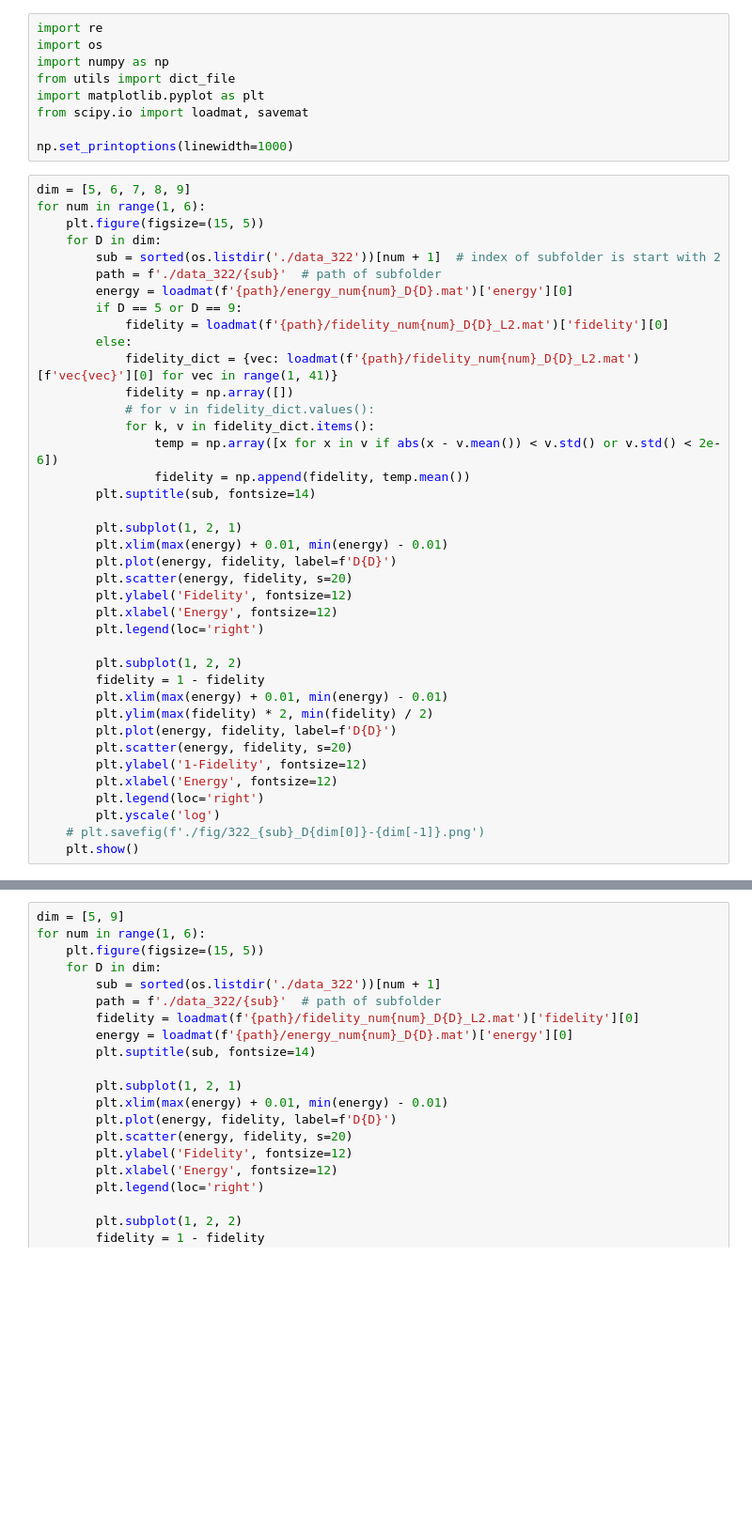
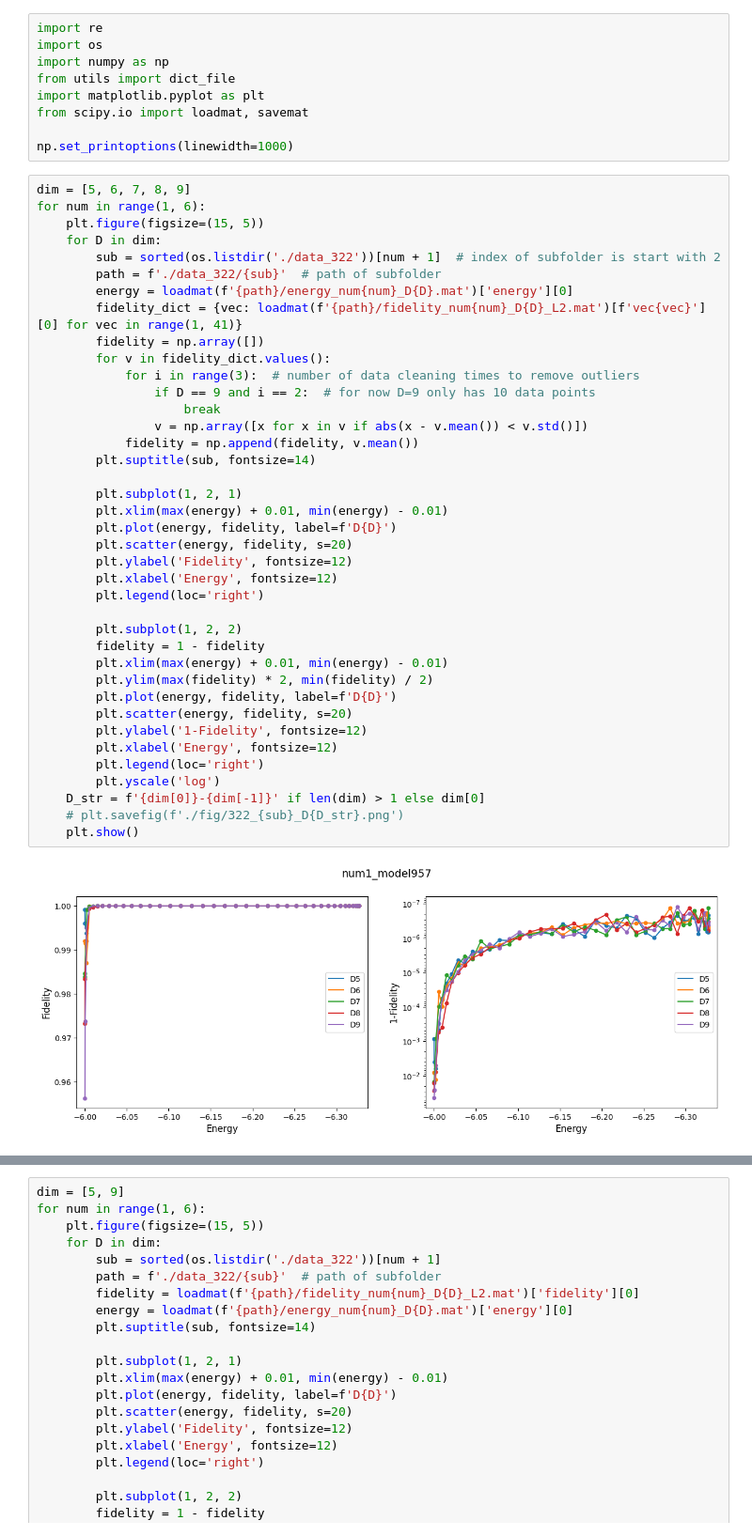
Before and after one commit to GhostArtyom/QuditVQE, a Jupyter notebook: PlotFidelity.ipynb, the cells around one changed output, grey strips where cells are left out. Shown at 94% size. Drawn from its saved outputs; the diff is of its cells as text; blank space fills up the shorter version.

```diff
--- a/PlotFidelity.ipynb
+++ b/PlotFidelity.ipynb
@@ -10,39 +10,41 @@ np.set_printoptions(linewidth=1000)
 # %%
 dim = [5, 6, 7, 8, 9]
 for num in range(1, 6):
     plt.figure(figsize=(15, 5))
     for D in dim:
         sub = sorted(os.listdir('./data_322'))[num + 1]  # index of subfolder is start with 2
         path = f'./data_322/{sub}'  # path of subfolder
         energy = loadmat(f'{path}/energy_num{num}_D{D}.mat')['energy'][0]
-        if D == 5 or D == 9:
-            fidelity = loadmat(f'{path}/fidelity_num{num}_D{D}_L2.mat')['fidelity'][0]
-        else:
-            fidelity_dict = {vec: loadmat(f'{path}/fidelity_num{num}_D{D}_L2.mat')[f'vec{vec}'][0] for vec in range(1, 41)}
-            fidelity = np.array([])
-            # for v in fidelity_dict.values():
-            for k, v in fidelity_dict.items():
-                temp = np.array([x for x in v if abs(x - v.mean()) < v.std() or v.std() < 2e-6])
-                fidelity = np.append(fidelity, temp.mean())
+        fidelity_dict = {vec: loadmat(f'{path}/fidelity_num{num}_D{D}_L2.mat')[f'vec{vec}'][0] for vec in range(1, 41)}
+        fidelity = np.array([])
+        for v in fidelity_dict.values():
+            for i in range(3):  # number of data cleaning times to remove outliers
+                if D == 9 and i == 2:  # for now D=9 only has 10 data points
+                    break
+                v = np.array([x for x in v if abs(x - v.mean()) < v.std()])
+            fidelity = np.append(fidelity, v.mean())
         plt.suptitle(sub, fontsize=14)
 
         plt.subplot(1, 2, 1)
         plt.xlim(max(energy) + 0.01, min(energy) - 0.01)
         plt.plot(energy, fidelity, label=f'D{D}')
         plt.scatter(energy, fidelity, s=20)
         plt.ylabel('Fidelity', fontsize=12)
         plt.xlabel('Energy', fontsize=12)
         plt.legend(loc='right')
 
         plt.subplot(1, 2, 2)
         fidelity = 1 - fidelity
         plt.xlim(max(energy) + 0.01, min(energy) - 0.01)
         plt.ylim(max(fidelity) * 2, min(fidelity) / 2)
         plt.plot(energy, fidelity, label=f'D{D}')
         plt.scatter(energy, fidelity, s=20)
         plt.ylabel('1-Fidelity', fontsize=12)
         plt.xlabel('Energy', fontsize=12)
         plt.legend(loc='right')
         plt.yscale('log')
-    # plt.savefig(f'./fig/322_{sub}_D{dim[0]}-{dim[-1]}.png')
+    D_str = f'{dim[0]}-{dim[-1]}' if len(dim) > 1 else dim[0]
+    # plt.savefig(f'./fig/322_{sub}_D{D_str}.png')
     plt.show()
+# %% [output]
+[figure, added]
```
Also changed, not shown: parts of 1 cell of this notebook, 33 other files.
